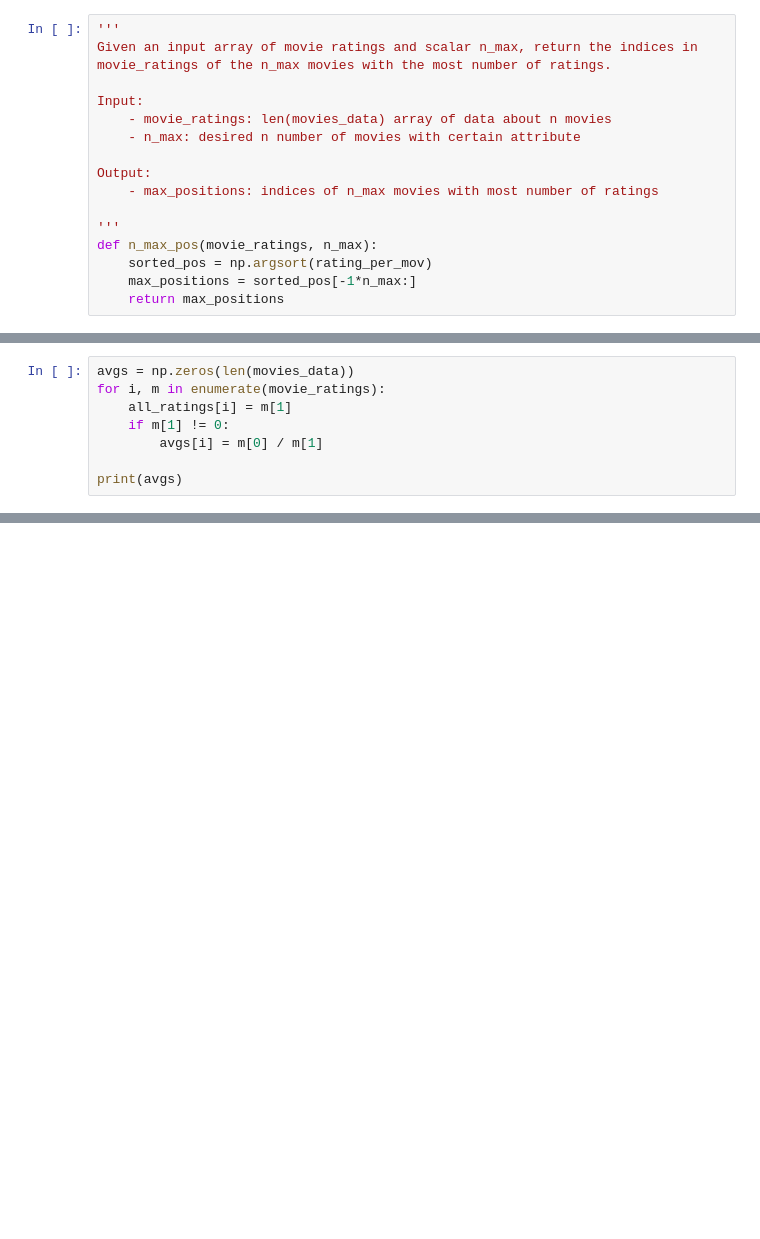
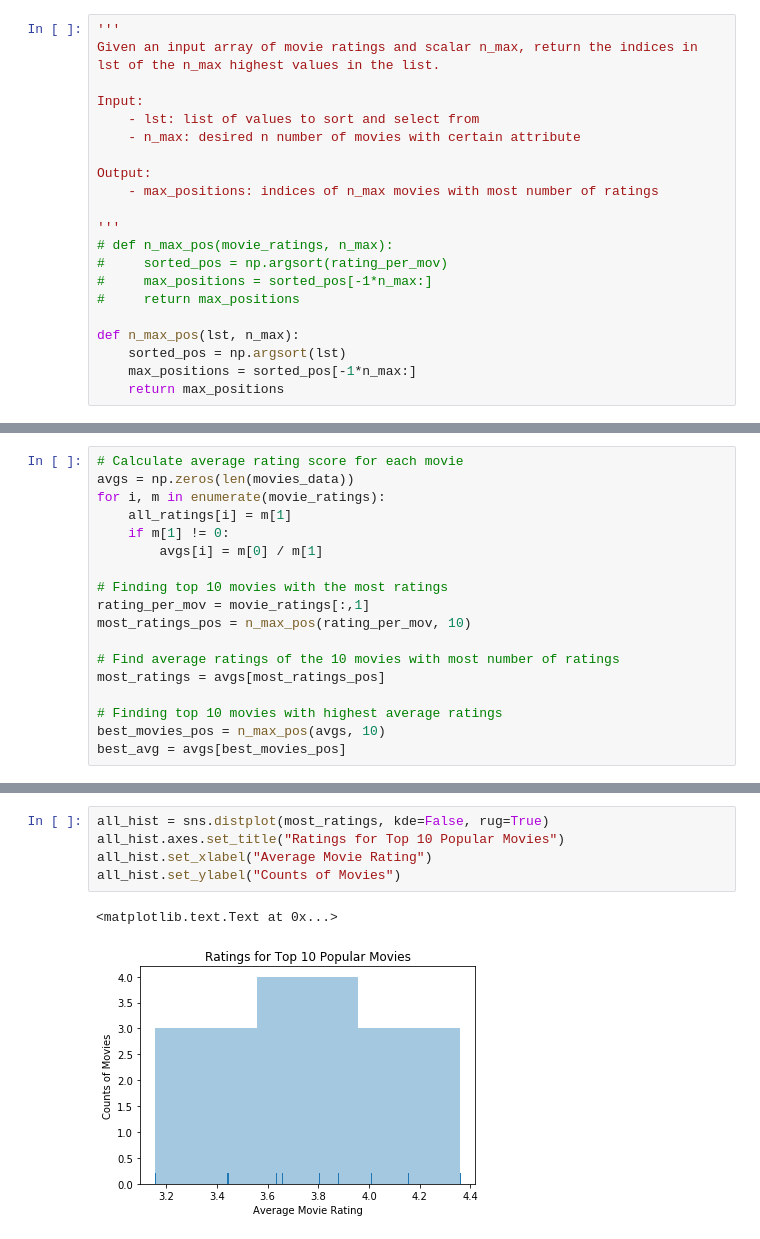
Before and after one commit to pamela-zhang/Miniproject-2-MovieLens-Visualization, a Jupyter notebook: Basic.ipynb, the cells around one changed output, grey strips where cells are left out. Cells and saved outputs as stored; diff of their text form; blank space fills up the shorter version.

```diff
--- a/Basic.ipynb
+++ b/Basic.ipynb
@@ -31,17 +29,22 @@ movie_ratings.shape
 # %%
 '''
 Given an input array of movie ratings and scalar n_max, return the indices in
-movie_ratings of the n_max movies with the most number of ratings.
+lst of the n_max highest values in the list.
 
 Input:
-    - movie_ratings: len(movies_data) array of data about n movies
+    - lst: list of values to sort and select from
     - n_max: desired n number of movies with certain attribute
 
 Output:
     - max_positions: indices of n_max movies with most number of ratings
 
 '''
-def n_max_pos(movie_ratings, n_max):
-    sorted_pos = np.argsort(rating_per_mov)
+# def n_max_pos(movie_ratings, n_max):
+#     sorted_pos = np.argsort(rating_per_mov)
+#     max_positions = sorted_pos[-1*n_max:]
+#     return max_positions
+
+def n_max_pos(lst, n_max):
+    sorted_pos = np.argsort(lst)
     max_positions = sorted_pos[-1*n_max:]
     return max_positions
@@ -54,8 +51,18 @@ most_ratings = movie_ratings[most_ratings_pos]
 # %%
+# Calculate average rating score for each movie
 avgs = np.zeros(len(movies_data))
 for i, m in enumerate(movie_ratings):
     all_ratings[i] = m[1]
     if m[1] != 0:
         avgs[i] = m[0] / m[1]
 
-print(avgs)
+# Finding top 10 movies with the most ratings
+rating_per_mov = movie_ratings[:,1]
+most_ratings_pos = n_max_pos(rating_per_mov, 10)
+
+# Find average ratings of the 10 movies with most number of ratings
+most_ratings = avgs[most_ratings_pos]
+
+# Finding top 10 movies with highest average ratings
+best_movies_pos = n_max_pos(avgs, 10)
+best_avg = avgs[best_movies_pos]
@@ -85,0 +77,8 @@ print(all_ratings.shape)
+# %%
+all_hist = sns.distplot(most_ratings, kde=False, rug=True)
+all_hist.axes.set_title("Ratings for Top 10 Popular Movies")
+all_hist.set_xlabel("Average Movie Rating")
+all_hist.set_ylabel("Counts of Movies")
+# %% [output]
+<matplotlib.text.Text at 0x...>
+[figure, added]
```
Also changed, not shown: parts of 20 cells of this notebook.
